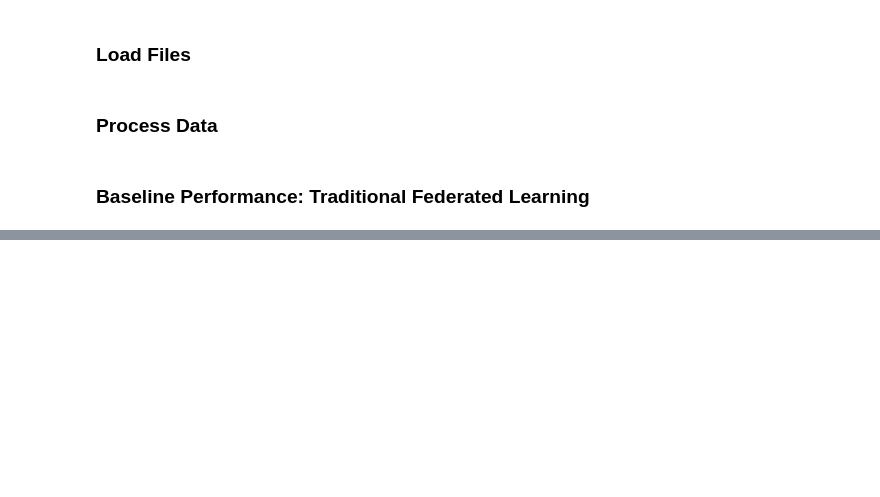
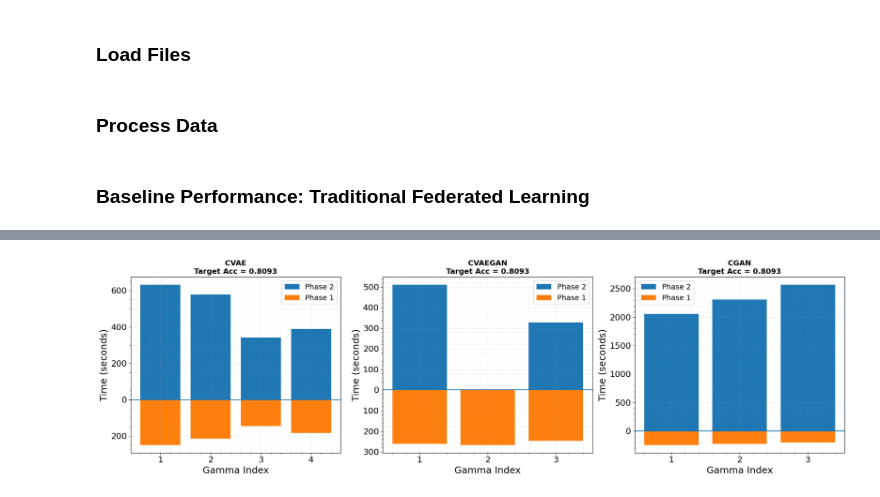
Before and after one commit to arpit35/heterogeneous_federated_learning_with_conditional_variational_autoencoder, a Jupyter notebook: analytics/results.ipynb, the cells around one changed output, grey strips where cells are left out. Saved outputs shown, nothing was run; the diff lists cells and outputs as text; code cells hidden in the pictures; blank space fills up the shorter version.

```diff
--- a/analytics/results.ipynb
+++ b/analytics/results.ipynb
@@ -310,0 +334,78 @@ plt.show()
+# %%
+fig, axes = plt.subplots(1, 3, figsize=(20, 6))  # 1 row, 3 columns
+
+for idx, algo_name in enumerate(algorithms.keys()):
+
+    gamma_value = algorithms[algo_name]["gamma_value"]
+    gamma_display = algorithms[algo_name]["gamma_display"]
+
+    phase1_times = []
+    phase2_times = []
+
+    print(f"\n========== {algo_name} ==========")
+
+    for i, gamma in enumerate(gamma_value):
+
+        key = f"{algo_name}_{gamma}"
+
+        if key in algo_data:
+
+            acc = algo_data[key]["accuracy"]
+            time = algo_data[key]["time"]
+
+            # -------- Phase 1 (Round 1 → gamma) --------
+            if gamma <= len(time):
+                phase1_time = time[gamma - 1]
+            else:
+                phase1_time = time[-1]
+
+            # -------- Phase 2 (gamma → target_accuracy) --------
+            indices = np.where(acc >= target_accuracy)[0]
+
+            if len(indices) > 0:
+                reach_index = indices[0]
+                phase2_time = time[reach_index] - phase1_time
+            else:
+                phase2_time = time[-1] - phase1_time
+
+        else:
+            phase1_time = 0
+            phase2_time = 0
+
+        print(f"Gamma {gamma_display[i]} → Phase 1: {phase1_time:.2f} sec | Phase 2: {phase2_time:.2f} sec")
+
+        phase1_times.append(-phase1_time)   # negative for plotting
+        phase2_times.append(phase2_time)
+
+    ax = axes[idx]
+
+    # Phase 2 (positive)
+    ax.bar(gamma_display, phase2_times, label="Phase 2")
+
+    # Phase 1 (negative)
+    ax.bar(gamma_display, phase1_times, label="Phase 1")
+
+    ax.set_xlabel("Gamma Index", fontsize=18)
+    ax.set_ylabel("Time (seconds)", fontsize=18)
+
+    ax.set_xticks(gamma_display)
+    ax.tick_params(axis='both', labelsize=16)
+
+    ax.set_title(
+        f"{algo_name[4:]}\nTarget Acc = {target_accuracy:.4f}",
+        fontsize=14,
+        fontweight='bold'
+    )
+
+    ax.axhline(0, linewidth=1.5)
+    ax.yaxis.set_major_formatter(FuncFormatter(lambda y, _: f'{abs(int(y))}'))
+
+    ax.grid(True, alpha=0.3, linestyle='--')
+    ax.minorticks_on()
+    ax.grid(True, which='minor', alpha=0.1)
+
+    ax.legend(fontsize=14)
+
+plt.tight_layout()
+plt.show()
+# %% [output]
@@ -310,0 +427 @@ plt.show()
+[figure, added]
```
Also changed, not shown: parts of 18 cells of this notebook, 2 other files.
